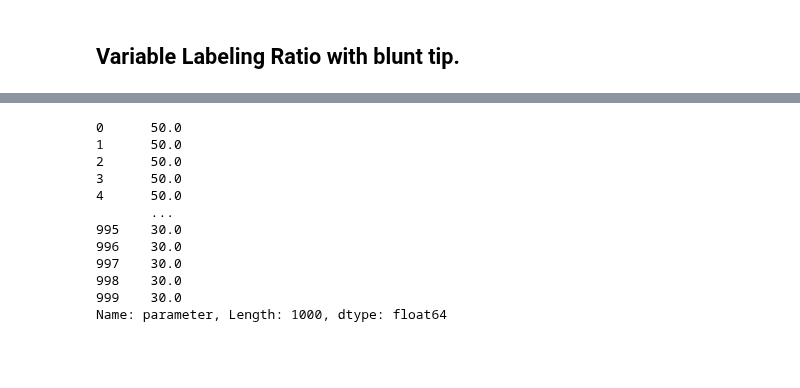
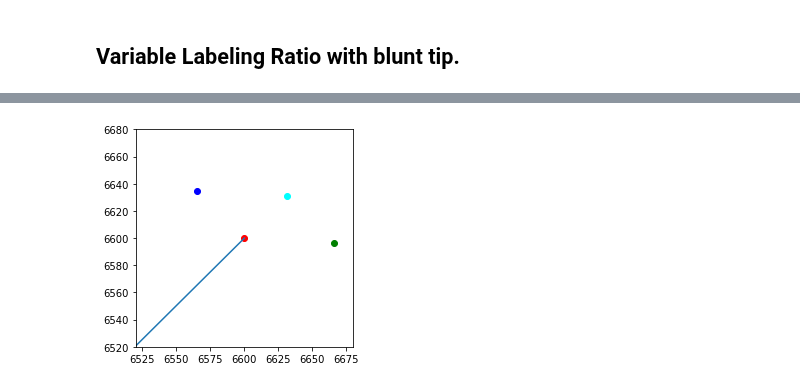
Before and after one commit to brouhardlab/anamic, a Jupyter notebook: notebooks/Experiments/Fitter Accuracy/Variable Labeling Ratio/3_Analysis.ipynb, the cells around one changed output, grey strips where cells are left out. Cells and saved outputs as stored; diff of their text form; code cells hidden in the pictures; blank space fills up the shorter version.

```diff
--- a/notebooks/Experiments/Fitter Accuracy/Variable Labeling Ratio/3_Analysis.ipynb
+++ b/notebooks/Experiments/Fitter Accuracy/Variable Labeling Ratio/3_Analysis.ipynb
@@ -35,15 +20,0 @@ data.head()
-# %%
-data[x_feature] * 100
-# %% [output]
-0      50.0
-1      50.0
-2      50.0
-3      50.0
-4      50.0
-       ...
-995    30.0
-996    30.0
-997    30.0
-998    30.0
-999    30.0
-Name: parameter, Length: 1000, dtype: float64
@@ -50,3 +57,37 @@ Name: parameter, Length: 1000, dtype: float64
+# %%
+# Visualize vertical and horizontal error for one image.
+idx = 768
+idx = 155
+
+datum = data.iloc[idx]
+
+tip_end = datum[['tip_end_x', 'tip_end_y']].values
+mt_vec = datum[['mt_vec_x', 'mt_vec_y']].values
+
+horizontal_error = tip_end + (mt_vec / datum['mt_vec_norm']) * datum['horizontal_error']
+vertical_error = anamic.geometry.get_normal_points(mt_vec, tip_end, datum['vertical_error'])[0]
+
+fig, ax = plt.subplots()
+
+datum = data.iloc[idx]
+
+xx = datum[['tip_start_x', 'tip_end_x']]
+yy = datum[['tip_start_y', 'tip_end_y']]
+ax.plot(xx, yy)
+
+ax.scatter(datum['tip_end_x'], datum['tip_end_y'], color='red')
+
+ax.scatter(datum['x'], datum['y'], color='green')
+ax.scatter(horizontal_error[0], horizontal_error[1], color='cyan')
+ax.scatter(vertical_error[0], vertical_error[1], color='blue')
+
+d = 80
+ax.set_xlim(datum['tip_end_x']-d, datum['tip_end_x']+d)
+ax.set_ylim(datum['tip_end_y']-d, datum['tip_end_y']+d)
+
+ax.set_aspect('equal')
+# %% [output]
+[figure, added]
 # %%
 # Plot tip localization error.
 
```
Also changed, not shown: parts of 5 cells of this notebook, 1 other file.
